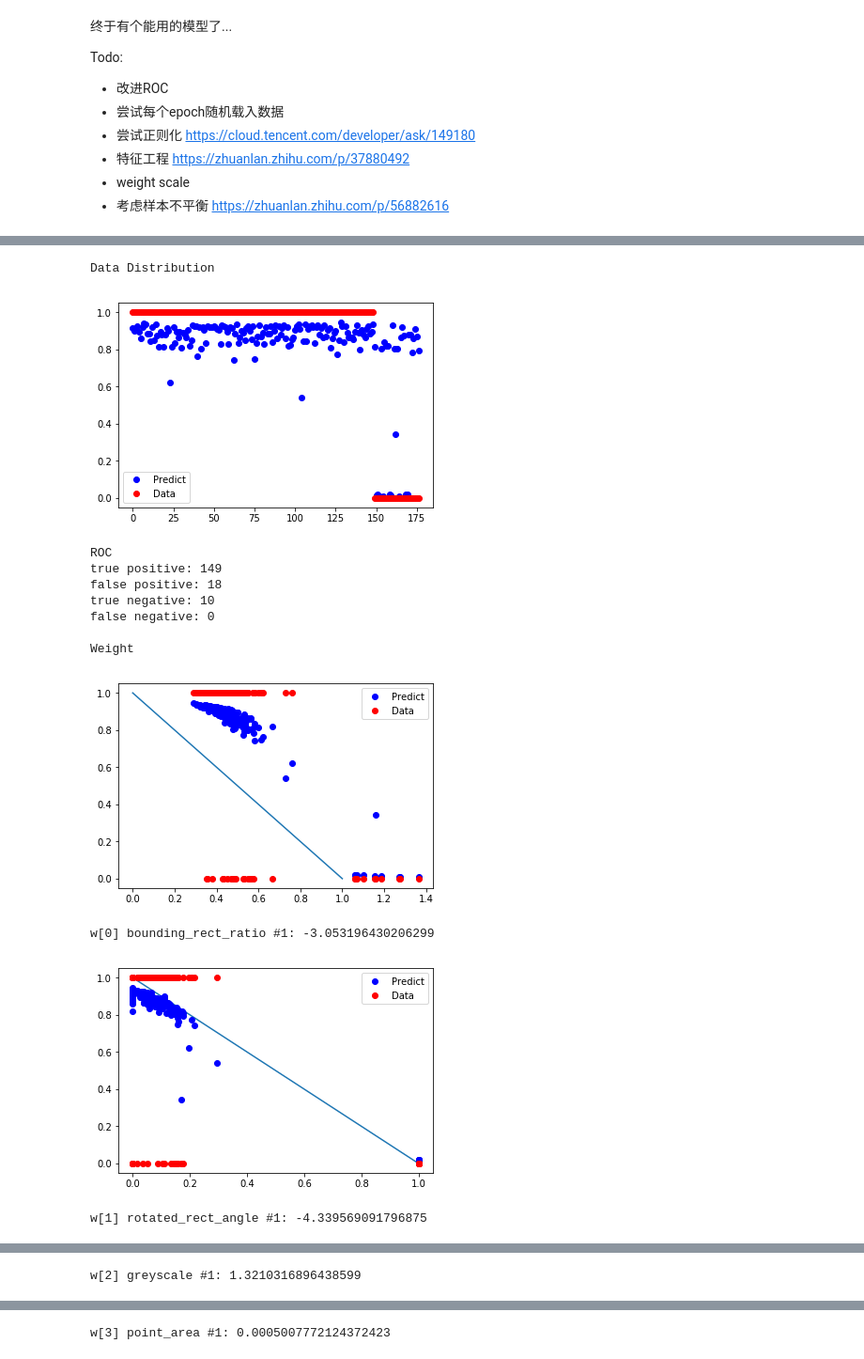
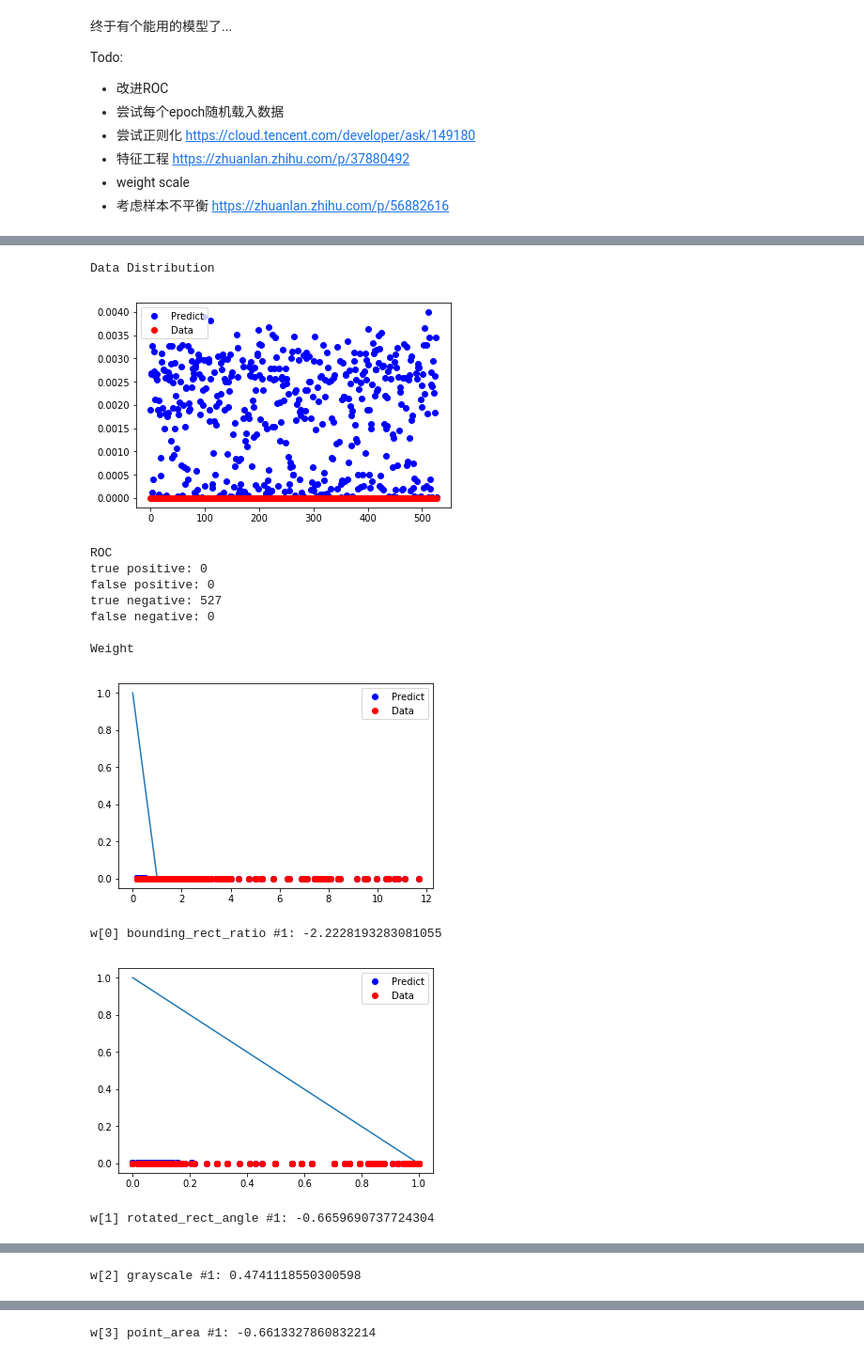
Before and after one commit to RoboVigor/RV-AutoAim, a Jupyter notebook: model/model-lamp.ipynb, the cells around one changed output, grey strips where cells are left out. Shown at 94% size. Drawn from its saved outputs; the diff is of its cells as text; code cells hidden in the pictures.

```diff
--- a/model/model-lamp.ipynb
+++ b/model/model-lamp.ipynb
@@ -47,8 +47,8 @@ def load(filename):
     y = data[:, -1:]
     return x, y, header
 
-x_train, y_train, header = load('train.csv')
-x_test, y_test, _ = load('test.csv')
+x_train, y_train, header = load('test_lamp_train.csv')
+x_test, y_test, _ = load('test_lamp_test.csv')
 
 train_dataset_size = x_train.size(0)
 test_dataset_size = x_test.size(0)
@@ -165,43 +165,43 @@ def analyse(x_anls, y_anls, threshold):
     # Weight
     x = np.linspace(0,1)
     w = [wi.data.cpu() for wi in model.parameters()]
     w = torch.cat((w[0][0],w[1])).numpy()
     print('Weight')
     b = w[-1]
     for i in range(input_size):
         a = w[i]
         y = a*x+b
         plt.plot(x, (y-y.min())/(y.max()-y.min()), linestyle='-')
         plt.plot(x_anls[:, i], y_pred, 'bo', label='Predict')
         plt.plot(x_anls[:, i], y_anls, 'ro', label='Data')
         plt.legend()
         plt.show()
         _1, _2 = i%(len(header) - 1), int((i+1)/len(header)+1)
         print('w[{}] {} #{}: {}'.format(i, header[_1], _2, w[i]))
 # Save
 def save(filename):
     dataloader = autoaim.DataLoader()
     dataloader.new_csv(filename, autoaim.aimmat.enabled_props)
     w = [wi.data.cpu() for wi in model.parameters()]
     w = torch.cat((w[0][0], w[1])).numpy()
     dataloader.append_csv(filename, w)
 
 
 with torch.no_grad():
 #     x_test, y_test,*_ = load('test.csv', 0)
-    save('model/weights/lamp.csv')
+    save('lamp.csv')
     analyse(x_test, y_test, 0.5)
 # %% [output]
 Data Distribution
-[figure, old version]
+[figure, new version]
 ROC
-true positive: 149
-false positive: 18
-true negative: 10
+true positive: 0
+false positive: 0
+true negative: 527
 false negative: 0
 
 Weight
-[figure, old version]
+[figure, new version]
-w[0] bounding_rect_ratio #1: -3.053196430206299
+w[0] bounding_rect_ratio #1: -2.2228193283081055
-[figure, old version]
+[figure, new version]
-w[1] rotated_rect_angle #1: -4.339569091796875
+w[1] rotated_rect_angle #1: -0.6659690737724304
@@ -209 +209 @@ w[1] rotated_rect_angle #1: -4.339569091796875
-w[2] greyscale #1: 1.3210316896438599
+w[2] grayscale #1: 0.4741118550300598
@@ -211,4 +211,4 @@ w[2] greyscale #1: 1.3210316896438599
-w[3] point_area #1: 0.0005007772124372423
+w[3] point_area #1: -0.6613327860832214
 # %%
 header[:-1]+['constant']
 # %% [output]
```
Also changed, not shown: parts of 4 cells of this notebook, 30 other files.
